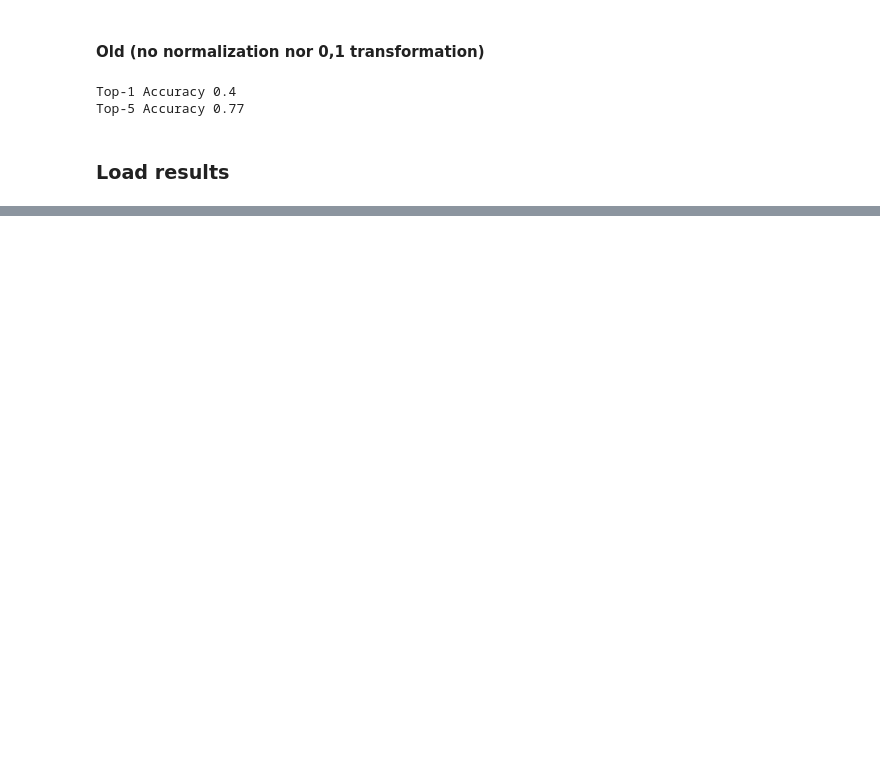
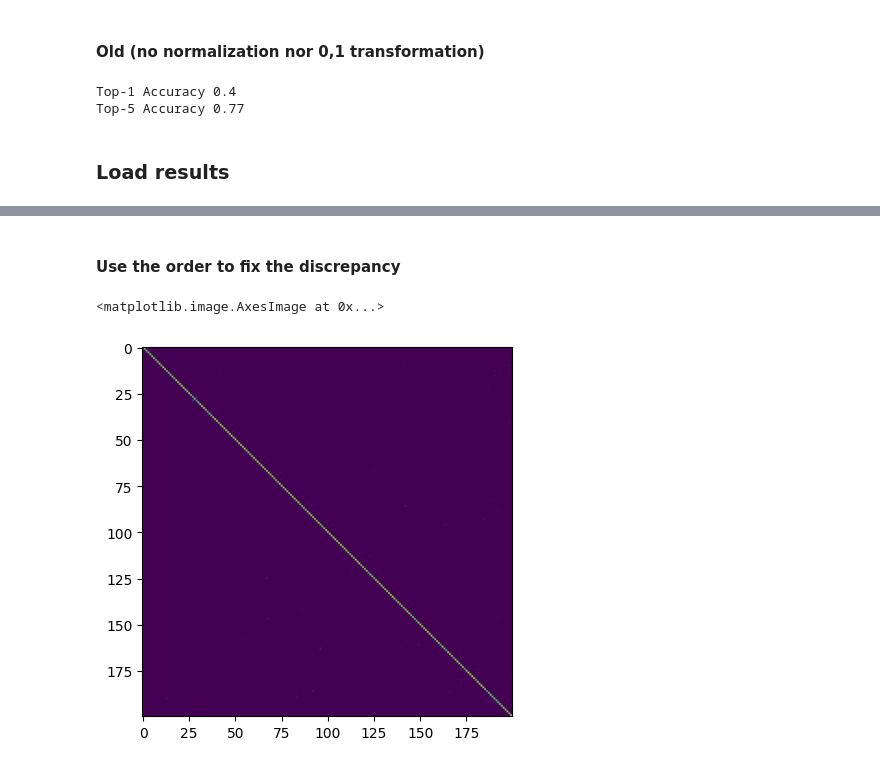
Before and after one commit to 0xInfty/Autoguided, a Jupyter notebook: Images/analysis/ClassifierModel.ipynb, the cells around one changed output, grey strips where cells are left out. Saved outputs shown, nothing was run; the diff lists cells and outputs as text; code cells hidden in the pictures; blank space fills up the shorter version.

Commit message:
Fixing discrepancy order [m1]

```diff
--- a/Images/analysis/ClassifierModel.ipynb
+++ b/Images/analysis/ClassifierModel.ipynb
@@ -829,0 +874,2 @@ plt.imshow(confusion_matrix/confusion_matrix.max())
+# %%
+confusion_matrix, top_5_correct = valm.load_last_classification_metrics("Swin")
@@ -829,0 +913,3 @@ plt.imshow(confusion_matrix/confusion_matrix.max())
+# %%
+reorder_filepath = os.path.join(dirs.DATA_HOME, "tiny_swin_to_huggingface.txt")
+labels_translator = valm.load_labels_translator(reorder_filepath)
@@ -829,0 +940,8 @@ plt.imshow(confusion_matrix/confusion_matrix.max())
+# %% [markdown]
+#### Use the order to fix the discrepancy
+# %%
+new_confusion_matrix = confusion_matrix[:, labels_translator.indices_from_aux]
+plt.imshow(new_confusion_matrix/new_confusion_matrix.max())
+# %% [output]
+<matplotlib.image.AxesImage at 0x...>
+[figure, added]
```
Also changed, not shown: parts of 23 cells of this notebook.
